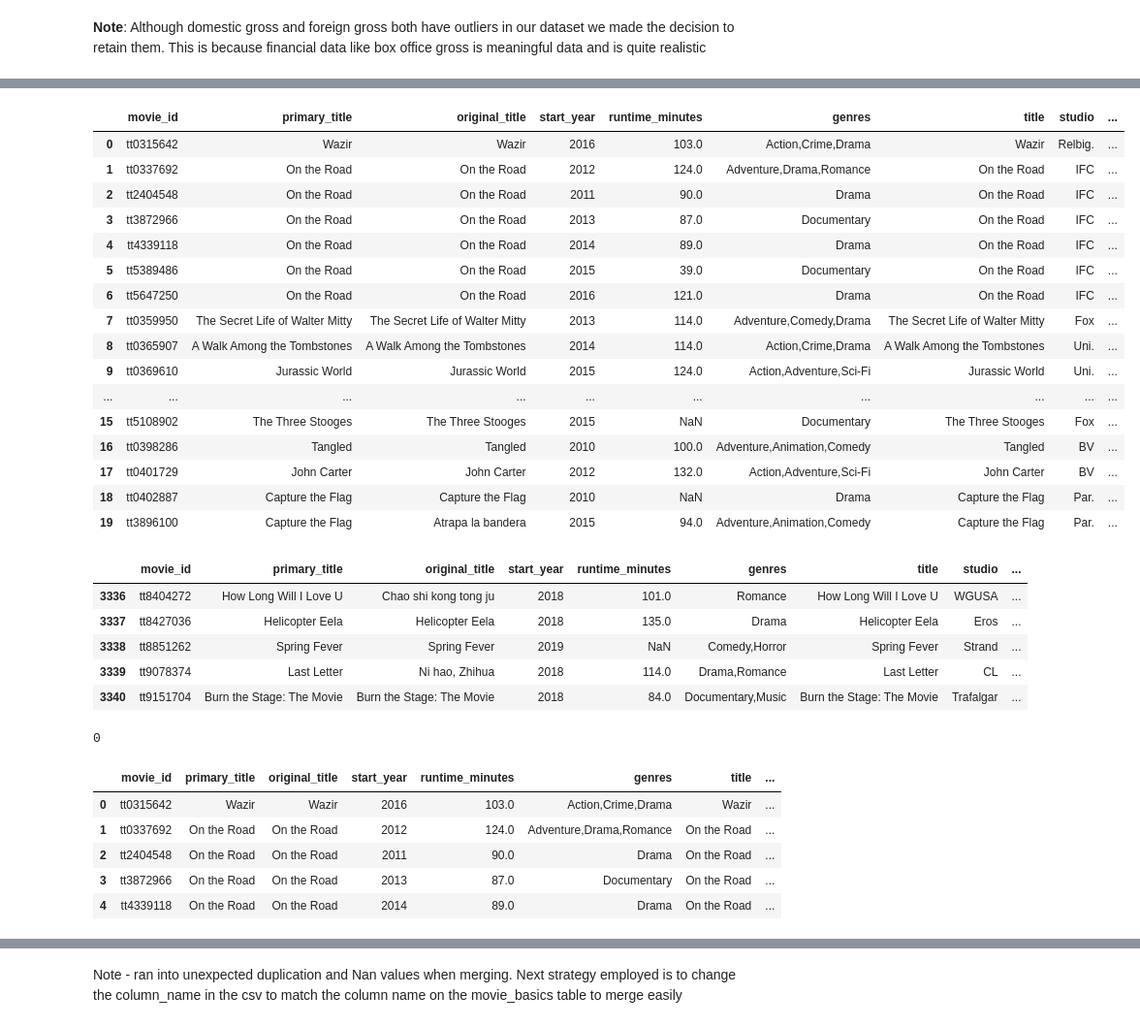
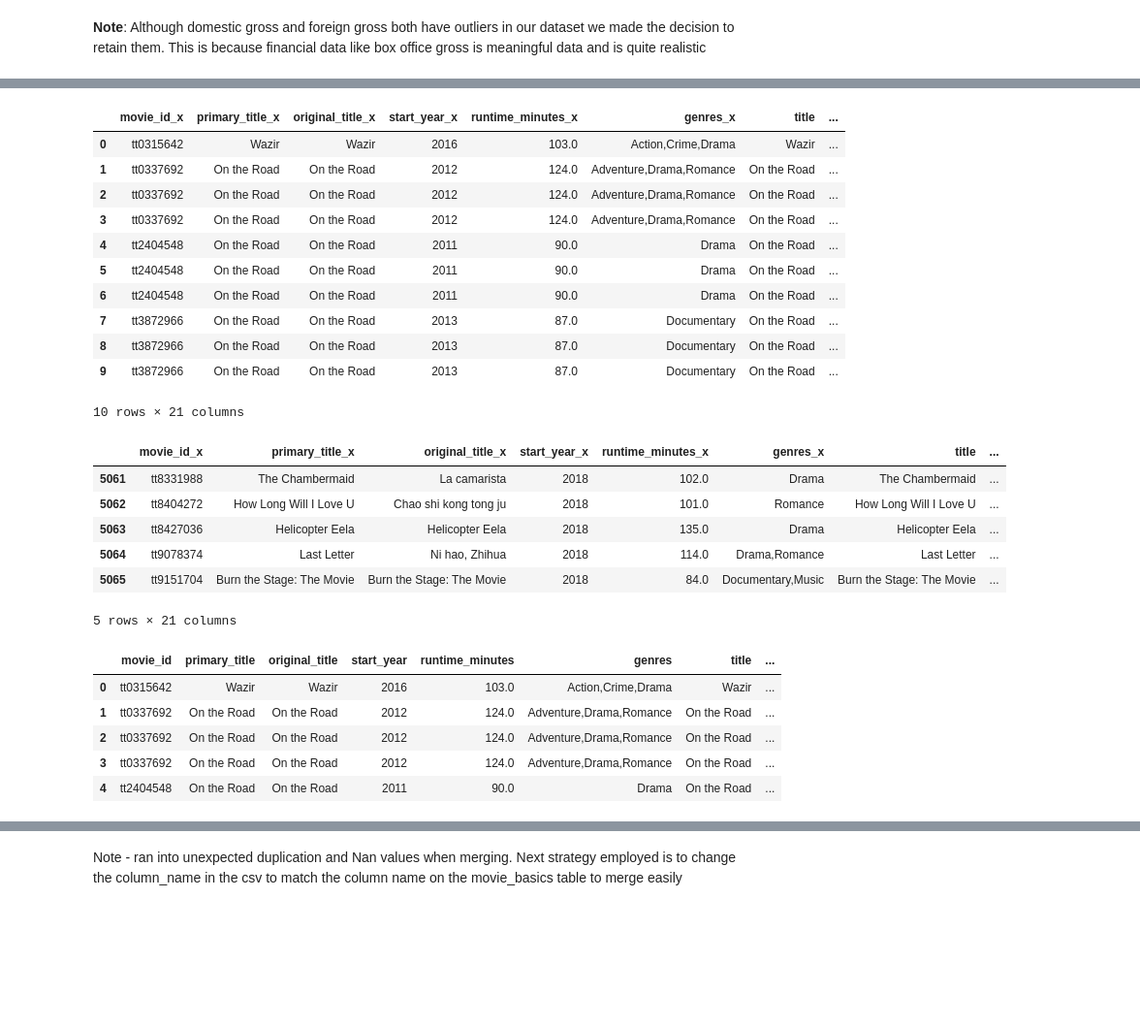
Before and after one commit to arlenestanley1/dsc-module-3-project-v3, a Jupyter notebook: student.ipynb, the cells around one changed output, grey strips where cells are left out. Shown at 97% size. Drawn from its saved outputs; the diff is of its cells as text; code cells hidden in the pictures; blank space fills up the shorter version.

```diff
--- a/student.ipynb
+++ b/student.ipynb
@@ -634,3 +660,0 @@ array(['652000000', '691300000', '664300000', ..., '530000', '256000',
-# %%
-# change foreign gross d type
-df['foreign_gross'] = df['foreign_gross'].str.replace(',', '').astype('float')
@@ -785,3 +764,0 @@ query
-# %%
-movie_basics = pd.read_sql("""SELECT * FROM movie_basics;""", conn)
-movie_basics.dtypes
@@ -849,38 +775,30 @@ merged_df = pd.merge(
     right_on='title',
     how="inner")
 # %%
-merged_df.head(20)
+merged_df.head(10)
 # %% [output]
-|  | movie_id | primary_title | original_title | start_year | runtime_minutes | genres | title | studio | ... |
-| 0 | tt0315642 | Wazir | Wazir | 2016 | 103.0 | Action,Crime,Drama | Wazir | Relbig. | ... |
-| 1 | tt0337692 | On the Road | On the Road | 2012 | 124.0 | Adventure,Drama,Romance | On the Road | IFC | ... |
-| 2 | tt2404548 | On the Road | On the Road | 2011 | 90.0 | Drama | On the Road | IFC | ... |
-| 3 | tt3872966 | On the Road | On the Road | 2013 | 87.0 | Documentary | On the Road | IFC | ... |
-| 4 | tt4339118 | On the Road | On the Road | 2014 | 89.0 | Drama | On the Road | IFC | ... |
-| 5 | tt5389486 | On the Road | On the Road | 2015 | 39.0 | Documentary | On the Road | IFC | ... |
-| 6 | tt5647250 | On the Road | On the Road | 2016 | 121.0 | Drama | On the Road | IFC | ... |
-| 7 | tt0359950 | The Secret Life of Walter Mitty | The Secret Life of Walter Mitty | 2013 | 114.0 | Adventure,Comedy,Drama | The Secret Life of Walter Mitty | Fox | ... |
-| 8 | tt0365907 | A Walk Among the Tombstones | A Walk Among the Tombstones | 2014 | 114.0 | Action,Crime,Drama | A Walk Among the Tombstones | Uni. | ... |
-| 9 | tt0369610 | Jurassic World | Jurassic World | 2015 | 124.0 | Action,Adventure,Sci-Fi | Jurassic World | Uni. | ... |
-| ... | ... | ... | ... | ... | ... | ... | ... | ... | ... |
-| 15 | tt5108902 | The Three Stooges | The Three Stooges | 2015 | NaN | Documentary | The Three Stooges | Fox | ... |
-| 16 | tt0398286 | Tangled | Tangled | 2010 | 100.0 | Adventure,Animation,Comedy | Tangled | BV | ... |
-| 17 | tt0401729 | John Carter | John Carter | 2012 | 132.0 | Action,Adventure,Sci-Fi | John Carter | BV | ... |
-| 18 | tt0402887 | Capture the Flag | Capture the Flag | 2010 | NaN | Drama | Capture the Flag | Par. | ... |
-| 19 | tt3896100 | Capture the Flag | Atrapa la bandera | 2015 | 94.0 | Adventure,Animation,Comedy | Capture the Flag | Par. | ... |
+|  | movie_id_x | primary_title_x | original_title_x | start_year_x | runtime_minutes_x | genres_x | title | ... |
+| 0 | tt0315642 | Wazir | Wazir | 2016 | 103.0 | Action,Crime,Drama | Wazir | ... |
+| 1 | tt0337692 | On the Road | On the Road | 2012 | 124.0 | Adventure,Drama,Romance | On the Road | ... |
+| 2 | tt0337692 | On the Road | On the Road | 2012 | 124.0 | Adventure,Drama,Romance | On the Road | ... |
+| 3 | tt0337692 | On the Road | On the Road | 2012 | 124.0 | Adventure,Drama,Romance | On the Road | ... |
+| 4 | tt2404548 | On the Road | On the Road | 2011 | 90.0 | Drama | On the Road | ... |
+| 5 | tt2404548 | On the Road | On the Road | 2011 | 90.0 | Drama | On the Road | ... |
+| 6 | tt2404548 | On the Road | On the Road | 2011 | 90.0 | Drama | On the Road | ... |
+| 7 | tt3872966 | On the Road | On the Road | 2013 | 87.0 | Documentary | On the Road | ... |
+| 8 | tt3872966 | On the Road | On the Road | 2013 | 87.0 | Documentary | On the Road | ... |
+| 9 | tt3872966 | On the Road | On the Road | 2013 | 87.0 | Documentary | On the Road | ... |
+10 rows × 21 columns
 # %%
 merged_df.tail()
 # %% [output]
-|  | movie_id | primary_title | original_title | start_year | runtime_minutes | genres | title | studio | ... |
-| 3336 | tt8404272 | How Long Will I Love U | Chao shi kong tong ju | 2018 | 101.0 | Romance | How Long Will I Love U | WGUSA | ... |
-| 3337 | tt8427036 | Helicopter Eela | Helicopter Eela | 2018 | 135.0 | Drama | Helicopter Eela | Eros | ... |
-| 3338 | tt8851262 | Spring Fever | Spring Fever | 2019 | NaN | Comedy,Horror | Spring Fever | Strand | ... |
-| 3339 | tt9078374 | Last Letter | Ni hao, Zhihua | 2018 | 114.0 | Drama,Romance | Last Letter | CL | ... |
-| 3340 | tt9151704 | Burn the Stage: The Movie | Burn the Stage: The Movie | 2018 | 84.0 | Documentary,Music | Burn the Stage: The Movie | Trafalgar | ... |
+|  | movie_id_x | primary_title_x | original_title_x | start_year_x | runtime_minutes_x | genres_x | title | ... |
+| 5061 | tt8331988 | The Chambermaid | La camarista | 2018 | 102.0 | Drama | The Chambermaid | ... |
+| 5062 | tt8404272 | How Long Will I Love U | Chao shi kong tong ju | 2018 | 101.0 | Romance | How Long Will I Love U | ... |
+| 5063 | tt8427036 | Helicopter Eela | Helicopter Eela | 2018 | 135.0 | Drama | Helicopter Eela | ... |
+| 5064 | tt9078374 | Last Letter | Ni hao, Zhihua | 2018 | 114.0 | Drama,Romance | Last Letter | ... |
+| 5065 | tt9151704 | Burn the Stage: The Movie | Burn the Stage: The Movie | 2018 | 84.0 | Documentary,Music | Burn the Stage: The Movie | ... |
+5 rows × 21 columns
-# %%
-merged_df.duplicated().sum()
-# %% [output]
-0
 # %%
 merge = pd.merge(movie_basics_df, df[['title','domestic_gross', 'foreign_gross']],
                  left_on='primary_title',
@@ -892,6 +810,6 @@ merge.head()
 |  | movie_id | primary_title | original_title | start_year | runtime_minutes | genres | title | ... |
 | 0 | tt0315642 | Wazir | Wazir | 2016 | 103.0 | Action,Crime,Drama | Wazir | ... |
 | 1 | tt0337692 | On the Road | On the Road | 2012 | 124.0 | Adventure,Drama,Romance | On the Road | ... |
-| 2 | tt2404548 | On the Road | On the Road | 2011 | 90.0 | Drama | On the Road | ... |
-| 3 | tt3872966 | On the Road | On the Road | 2013 | 87.0 | Documentary | On the Road | ... |
-| 4 | tt4339118 | On the Road | On the Road | 2014 | 89.0 | Drama | On the Road | ... |
+| 2 | tt0337692 | On the Road | On the Road | 2012 | 124.0 | Adventure,Drama,Romance | On the Road | ... |
+| 3 | tt0337692 | On the Road | On the Road | 2012 | 124.0 | Adventure,Drama,Romance | On the Road | ... |
+| 4 | tt2404548 | On the Road | On the Road | 2011 | 90.0 | Drama | On the Road | ... |
```
Also changed, not shown: parts of 137 cells of this notebook.
